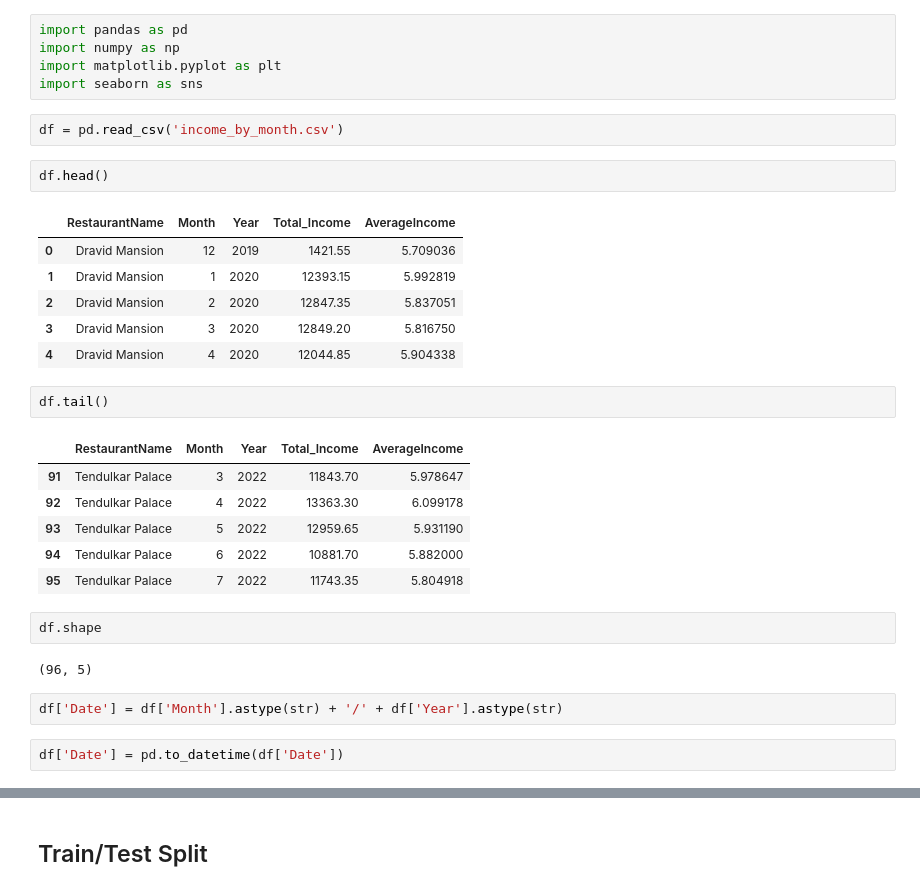
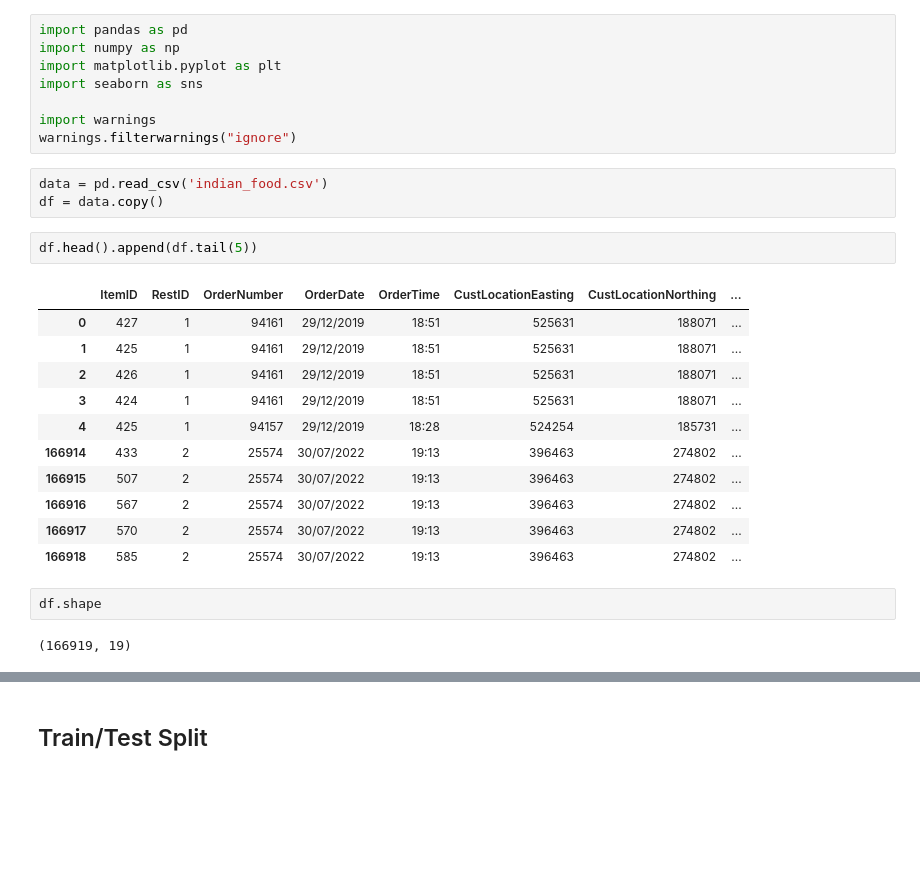
Before and after one commit to SZhafiri/Forecasting, a Jupyter notebook: RestaurantSales/Restaurant Sales Prediction.ipynb, the cells around one changed output, grey strips where cells are left out. Saved outputs shown, nothing was run; the diff lists cells and outputs as text; blank space fills up the shorter version.

```diff
--- a/RestaurantSales/Restaurant Sales Prediction.ipynb
+++ b/RestaurantSales/Restaurant Sales Prediction.ipynb
@@ -3,34 +3,30 @@ import pandas as pd
 import numpy as np
 import matplotlib.pyplot as plt
 import seaborn as sns
+
+import warnings
+warnings.filterwarnings("ignore")
 # %%
-df = pd.read_csv('income_by_month.csv')
+data = pd.read_csv('indian_food.csv')
+df = data.copy()
 # %%
-df.head()
+df.head().append(df.tail(5))
 # %% [output]
-|  | RestaurantName | Month | Year | Total_Income | AverageIncome |
-| 0 | Dravid Mansion | 12 | 2019 | 1421.55 | 5.709036 |
-| 1 | Dravid Mansion | 1 | 2020 | 12393.15 | 5.992819 |
-| 2 | Dravid Mansion | 2 | 2020 | 12847.35 | 5.837051 |
-| 3 | Dravid Mansion | 3 | 2020 | 12849.20 | 5.816750 |
-| 4 | Dravid Mansion | 4 | 2020 | 12044.85 | 5.904338 |
+|  | ItemID | RestID | OrderNumber | OrderDate | OrderTime | CustLocationEasting | CustLocationNorthing | ... |
+| 0 | 427 | 1 | 94161 | 29/12/2019 | 18:51 | 525631 | 188071 | ... |
+| 1 | 425 | 1 | 94161 | 29/12/2019 | 18:51 | 525631 | 188071 | ... |
+| 2 | 426 | 1 | 94161 | 29/12/2019 | 18:51 | 525631 | 188071 | ... |
+| 3 | 424 | 1 | 94161 | 29/12/2019 | 18:51 | 525631 | 188071 | ... |
+| 4 | 425 | 1 | 94157 | 29/12/2019 | 18:28 | 524254 | 185731 | ... |
+| 166914 | 433 | 2 | 25574 | 30/07/2022 | 19:13 | 396463 | 274802 | ... |
+| 166915 | 507 | 2 | 25574 | 30/07/2022 | 19:13 | 396463 | 274802 | ... |
+| 166916 | 567 | 2 | 25574 | 30/07/2022 | 19:13 | 396463 | 274802 | ... |
+| 166917 | 570 | 2 | 25574 | 30/07/2022 | 19:13 | 396463 | 274802 | ... |
+| 166918 | 585 | 2 | 25574 | 30/07/2022 | 19:13 | 396463 | 274802 | ... |
-# %%
-df.tail()
-# %% [output]
-|  | RestaurantName | Month | Year | Total_Income | AverageIncome |
-| 91 | Tendulkar Palace | 3 | 2022 | 11843.70 | 5.978647 |
-| 92 | Tendulkar Palace | 4 | 2022 | 13363.30 | 6.099178 |
-| 93 | Tendulkar Palace | 5 | 2022 | 12959.65 | 5.931190 |
-| 94 | Tendulkar Palace | 6 | 2022 | 10881.70 | 5.882000 |
-| 95 | Tendulkar Palace | 7 | 2022 | 11743.35 | 5.804918 |
 # %%
 df.shape
 # %% [output]
-(96, 5)
+(166919, 19)
-# %%
-df['Date'] = df['Month'].astype(str) + '/' + df['Year'].astype(str)
-# %%
-df['Date'] = pd.to_datetime(df['Date'])
 # %%
 df.info()
 # %% [output]
```
Also changed, not shown: parts of 30 cells of this notebook.
